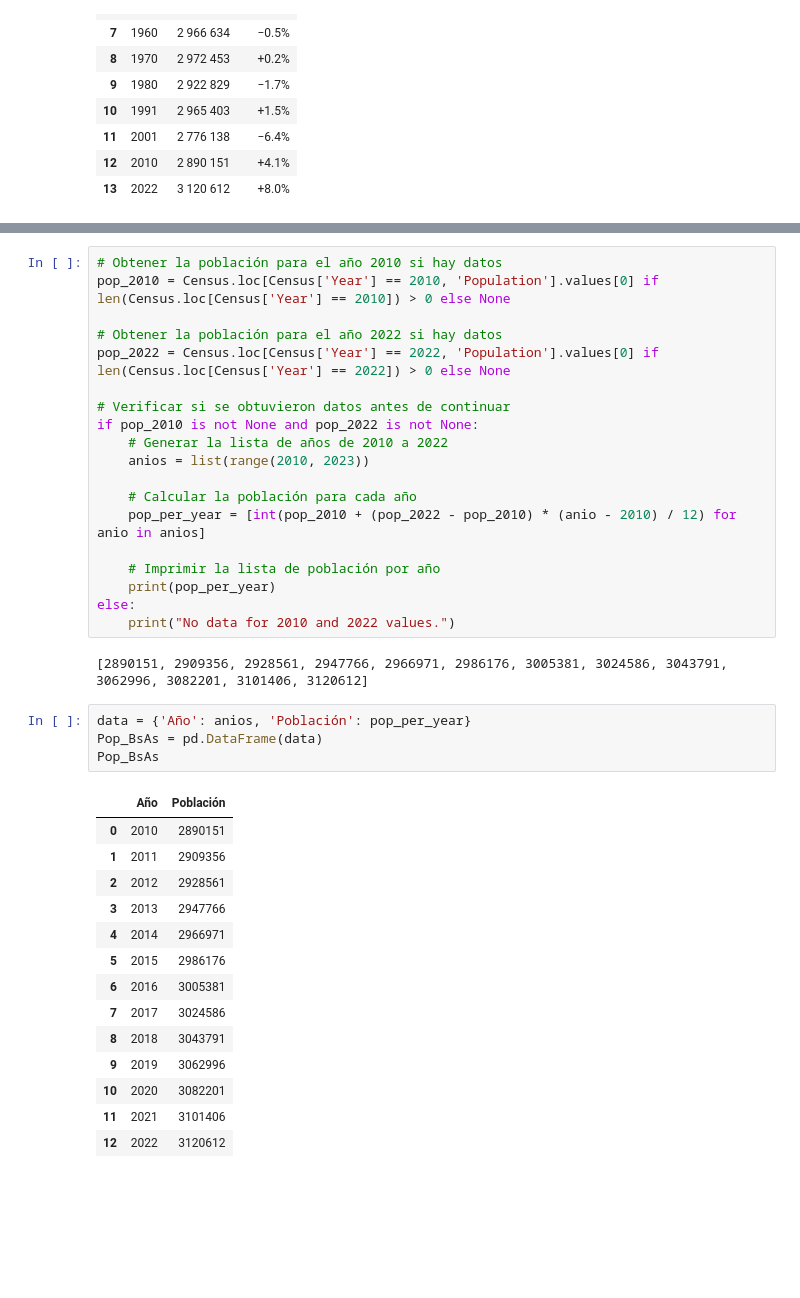
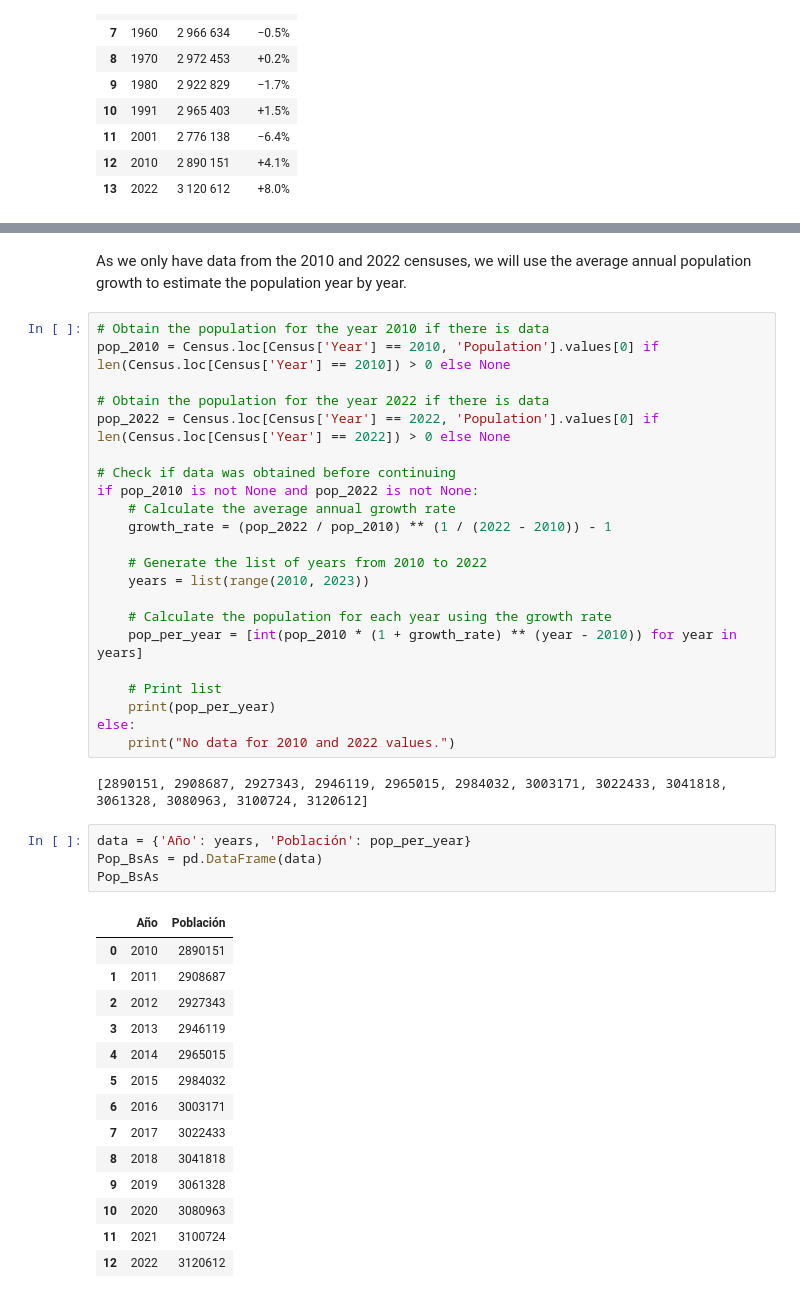
Before and after one commit to leocortes85/Road-accidents-in-the-City-of-Buenos-Aires--CABA, a Jupyter notebook: ETL_Complement.ipynb, the cells around one changed output, grey strips where cells are left out. Cells and saved outputs as stored; diff of their text form; blank space fills up the shorter version.

```diff
--- a/ETL_Complement.ipynb
+++ b/ETL_Complement.ipynb
@@ -423,41 +428,47 @@ Census['Year'] = Census['Year'].astype(int)
 Census = Census.reset_index(drop=True)
+# %% [markdown]
+
+As we only have data from the 2010 and 2022 censuses, we will use the average annual population growth to estimate the population year by year.
 # %%
-# Obtener la población para el año 2010 si hay datos
+# Obtain the population for the year 2010 if there is data
 pop_2010 = Census.loc[Census['Year'] == 2010, 'Population'].values[0] if len(Census.loc[Census['Year'] == 2010]) > 0 else None
 
-# Obtener la población para el año 2022 si hay datos
+# Obtain the population for the year 2022 if there is data
 pop_2022 = Census.loc[Census['Year'] == 2022, 'Population'].values[0] if len(Census.loc[Census['Year'] == 2022]) > 0 else None
 
-# Verificar si se obtuvieron datos antes de continuar
+# Check if data was obtained before continuing
 if pop_2010 is not None and pop_2022 is not None:
-    # Generar la lista de años de 2010 a 2022
-    anios = list(range(2010, 2023))
+    # Calculate the average annual growth rate
+    growth_rate = (pop_2022 / pop_2010) ** (1 / (2022 - 2010)) - 1
 
-    # Calcular la población para cada año
-    pop_per_year = [int(pop_2010 + (pop_2022 - pop_2010) * (anio - 2010) / 12) for anio in anios]
+    # Generate the list of years from 2010 to 2022
+    years = list(range(2010, 2023))
 
-    # Imprimir la lista de población por año
+    # Calculate the population for each year using the growth rate
+    pop_per_year = [int(pop_2010 * (1 + growth_rate) ** (year - 2010)) for year in years]
+
+    # Print list
     print(pop_per_year)
 else:
     print("No data for 2010 and 2022 values.")
 # %% [output]
-[2890151, 2909356, 2928561, 2947766, 2966971, 2986176, 3005381, 3024586, 3043791, 3062996, 3082201, 3101406, 3120612]
+[2890151, 2908687, 2927343, 2946119, 2965015, 2984032, 3003171, 3022433, 3041818, 3061328, 3080963, 3100724, 3120612]
 # %%
-data = {'Año': anios, 'Población': pop_per_year}
+data = {'Año': years, 'Población': pop_per_year}
 Pop_BsAs = pd.DataFrame(data)
 Pop_BsAs
 # %% [output]
 |  | Año | Población |
 | 0 | 2010 | 2890151 |
-| 1 | 2011 | 2909356 |
-| 2 | 2012 | 2928561 |
-| 3 | 2013 | 2947766 |
-| 4 | 2014 | 2966971 |
-| 5 | 2015 | 2986176 |
-| 6 | 2016 | 3005381 |
-| 7 | 2017 | 3024586 |
-| 8 | 2018 | 3043791 |
-| 9 | 2019 | 3062996 |
-| 10 | 2020 | 3082201 |
-| 11 | 2021 | 3101406 |
+| 1 | 2011 | 2908687 |
+| 2 | 2012 | 2927343 |
+| 3 | 2013 | 2946119 |
+| 4 | 2014 | 2965015 |
+| 5 | 2015 | 2984032 |
+| 6 | 2016 | 3003171 |
+| 7 | 2017 | 3022433 |
+| 8 | 2018 | 3041818 |
+| 9 | 2019 | 3061328 |
+| 10 | 2020 | 3080963 |
+| 11 | 2021 | 3100724 |
 | 12 | 2022 | 3120612 |
```
Also changed, not shown: parts of 14 cells of this notebook, 3 other files.
